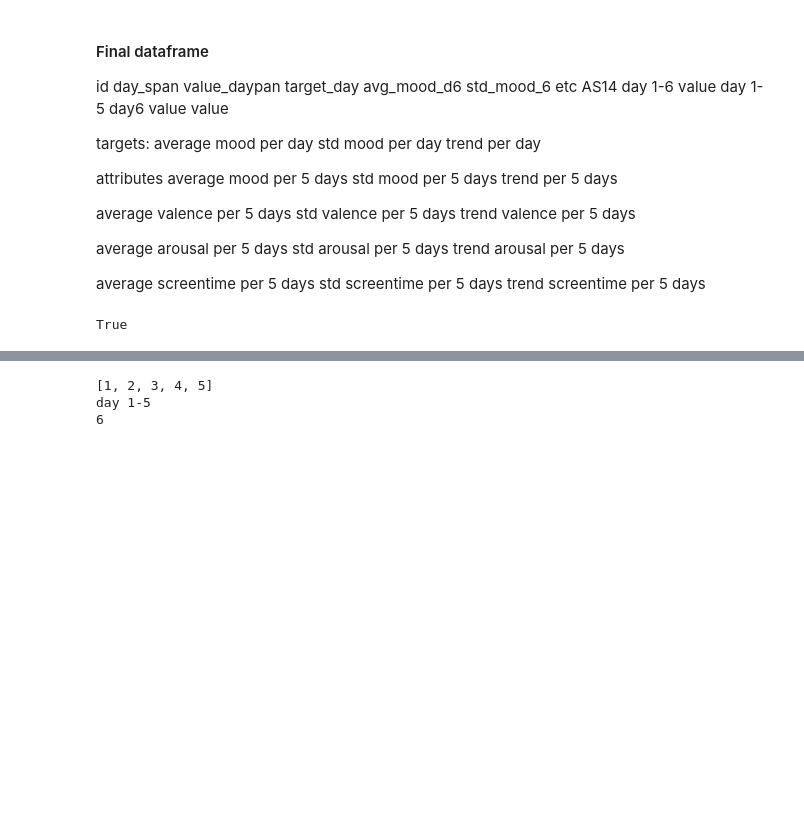
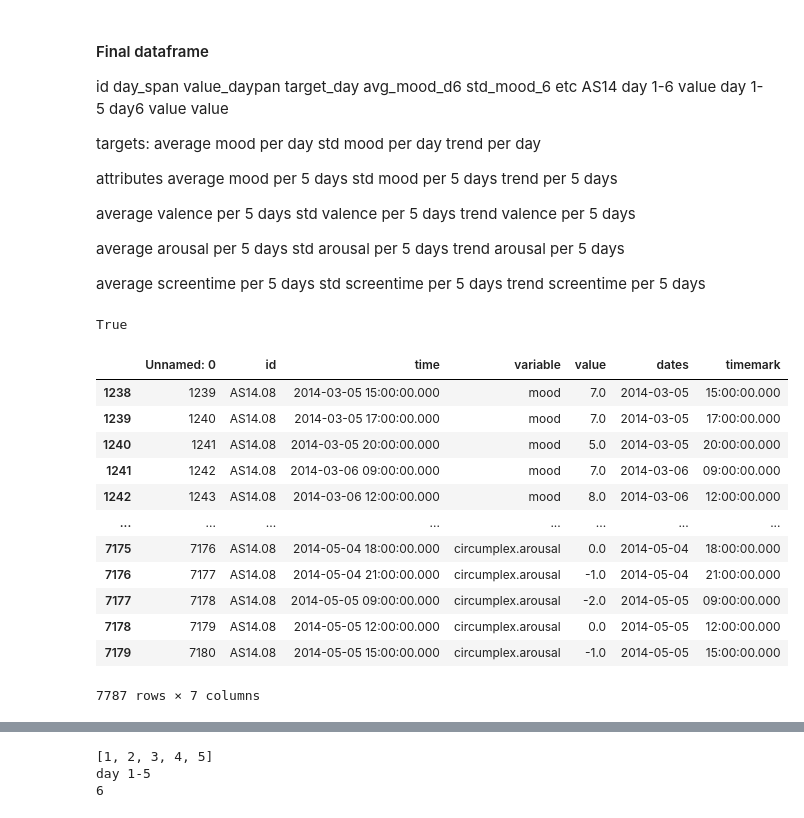
Before and after one commit to realysi/Data-Mining-Techniques-2026, a Jupyter notebook: Task1.ipynb, the cells around one changed output, grey strips where cells are left out. Cells and saved outputs as stored; diff of their text form; code cells hidden in the pictures; blank space fills up the shorter version.

Commit message:
dataframes

```diff
--- a/Assignment1.ipynb
+++ b/Task1.ipynb
@@ -809,4 +809,21 @@ def metrics_for_att(df_attribute) -> list[float]:
     trend = model.coef_[0]
 
     return [mean, std, trend]
+# %%
+df_this = df_dict['AS14.08']
+df_this
+# %% [output]
+|  | Unnamed: 0 | id | time | variable | value | dates | timemark |
+| 1238 | 1239 | AS14.08 | 2014-03-05 15:00:00.000 | mood | 7.0 | 2014-03-05 | 15:00:00.000 |
+| 1239 | 1240 | AS14.08 | 2014-03-05 17:00:00.000 | mood | 7.0 | 2014-03-05 | 17:00:00.000 |
+| 1240 | 1241 | AS14.08 | 2014-03-05 20:00:00.000 | mood | 5.0 | 2014-03-05 | 20:00:00.000 |
+| 1241 | 1242 | AS14.08 | 2014-03-06 09:00:00.000 | mood | 7.0 | 2014-03-06 | 09:00:00.000 |
+| 1242 | 1243 | AS14.08 | 2014-03-06 12:00:00.000 | mood | 8.0 | 2014-03-06 | 12:00:00.000 |
+| ... | ... | ... | ... | ... | ... | ... | ... |
+| 7175 | 7176 | AS14.08 | 2014-05-04 18:00:00.000 | circumplex.arousal | 0.0 | 2014-05-04 | 18:00:00.000 |
+| 7176 | 7177 | AS14.08 | 2014-05-04 21:00:00.000 | circumplex.arousal | -1.0 | 2014-05-04 | 21:00:00.000 |
+| 7177 | 7178 | AS14.08 | 2014-05-05 09:00:00.000 | circumplex.arousal | -2.0 | 2014-05-05 | 09:00:00.000 |
+| 7178 | 7179 | AS14.08 | 2014-05-05 12:00:00.000 | circumplex.arousal | 0.0 | 2014-05-05 | 12:00:00.000 |
+| 7179 | 7180 | AS14.08 | 2014-05-05 15:00:00.000 | circumplex.arousal | -1.0 | 2014-05-05 | 15:00:00.000 |
+7787 rows × 7 columns
 # %%
```
Also changed, not shown: parts of 3 cells of this notebook, 22 other files.
